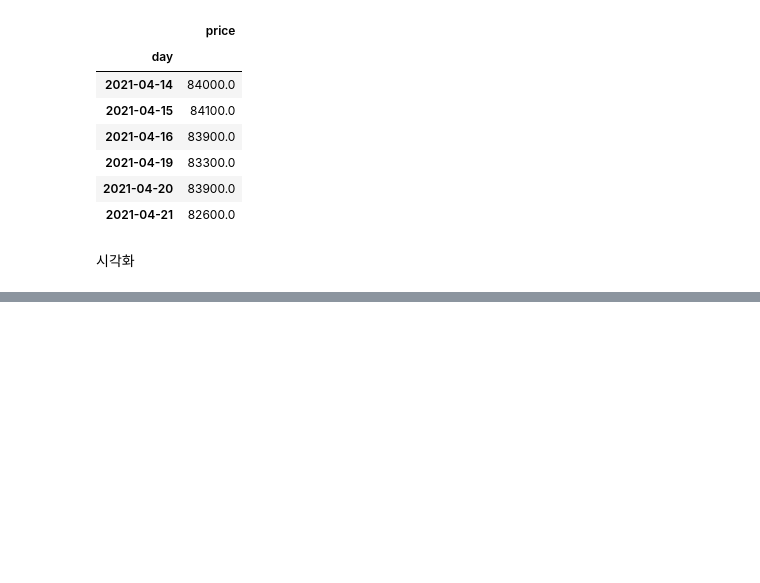
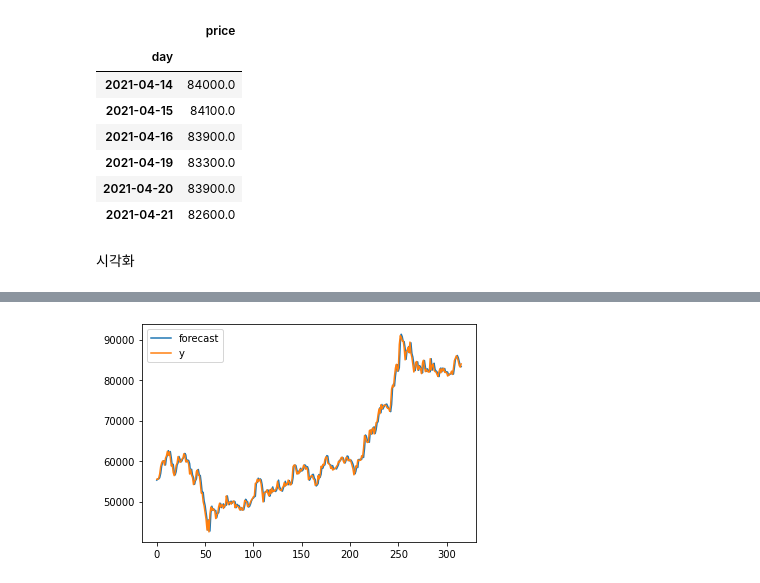
Before and after one commit to yk-Jeong/sourcecode_copy, a Jupyter notebook: 6th_samsung.ipynb, the cells around one changed output, grey strips where cells are left out. Drawn from its saved outputs; the diff is of its cells as text; code cells hidden in the pictures; blank space fills up the shorter version.

```diff
--- a/6th_samsung.ipynb
+++ b/6th_samsung.ipynb
@@ -136,0 +138,4 @@ if platform.system() == 'Windows':
+# %%
+model = ARIMA(samsung_train_df.price.values, order = (2, 1, 2))
+model_fit = model.fit(trend = 'c', full_output = True, disp = True)
+print(model_fit.summary())
@@ -136,0 +160,4 @@ if platform.system() == 'Windows':
+# %%
+fig = model_fit.plot_predict()
+# %% [output]
+[figure, added]
```
Also changed, not shown: parts of 9 cells of this notebook.
